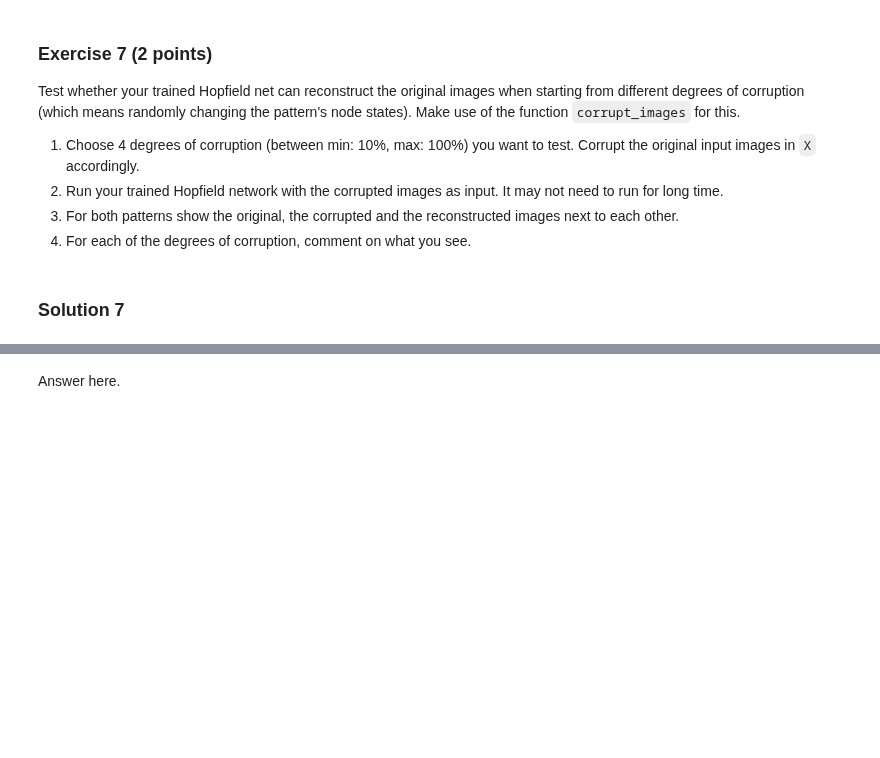
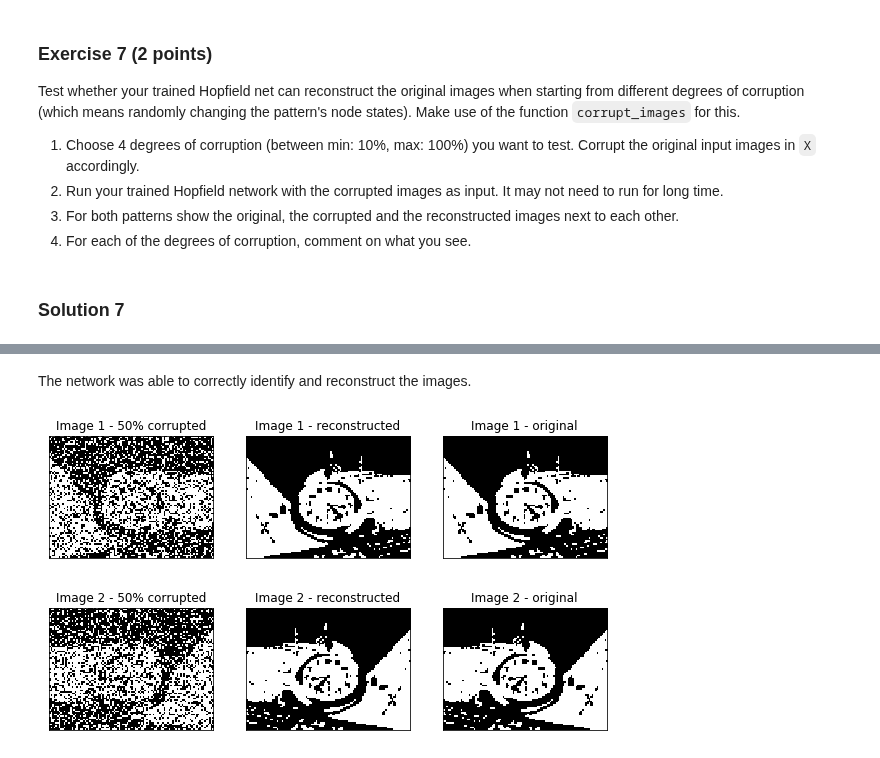
Before and after one commit to AjinkyaIndulkar/neural-networks-1920, a Jupyter notebook: P6 - Energy-Based Models/Chapter_08_hopfield.ipynb, the cells around one changed output, grey strips where cells are left out. Drawn from its saved outputs; the diff is of its cells as text; code cells hidden in the pictures; blank space fills up the shorter version.

```diff
--- a/P6 - Energy-Based Models/Chapter_08_hopfield.ipynb
+++ b/P6 - Energy-Based Models/Chapter_08_hopfield.ipynb
@@ -203,13 +203,15 @@ def hopfield_train(X):
     m, n = X.shape
 
     # Initialize weights
-    ## Code here ##
+    w = np.full((m,m), 0)
 
     # Hebbian learning
-    ## Code here ##
+    for image_states in X.T:
+        w_update = 4 * np.outer(image_states-0.5, image_states-0.5)
+        w = np.add(w, w_update)
 
     # Avoid self-connections (diagonal)
-    ## Code here ##
+    np.fill_diagonal(w, 0)
 
     return w
 # %% [markdown]
@@ -264,11 +319,15 @@ def corrupt_images(X, percentage=25):
+# %% [markdown]
+The network was able to correctly identify and reconstruct the images.
 # %%
 # Corrupt images
-## Code here ##
+corruption = 50
+X_cor = corrupt_images(X, corruption)
 
 # Test associative memory properties
-## Code here ##
+Y = hopfield_test(X_cor, w)
 
 # Plot results
-## Code here ##
+plot_these_images_please(X_cor, X, Y, corruption)
+# %% [output]
+[figure, added]
+[figure, added]
-# %% [markdown]
-Answer here.
```
Also changed, not shown: parts of 14 cells of this notebook.
